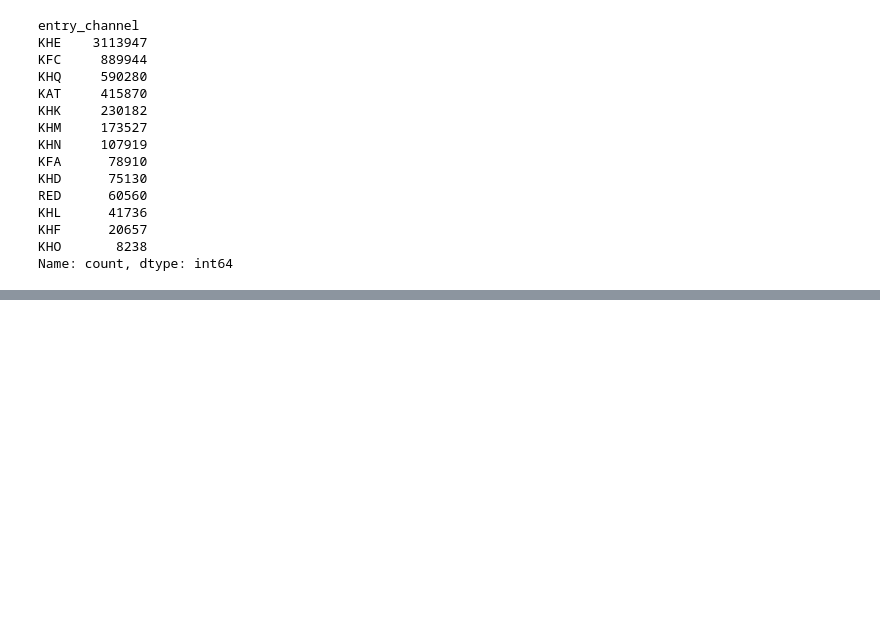
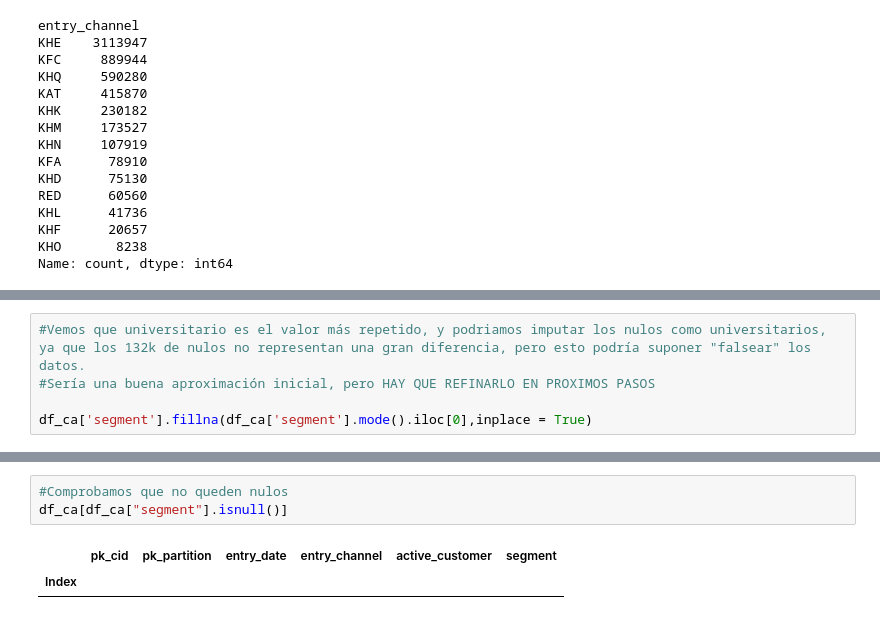
Before and after one commit to dgonzalezDS/DscTfm, a Jupyter notebook: main.ipynb, the cells around one changed output, grey strips where cells are left out. Cells and saved outputs as stored; diff of their text form; blank space fills up the shorter version.

```diff
--- a/main.ipynb
+++ b/main.ipynb
@@ -274,0 +287,5 @@ Name: count, dtype: int64
+# %%
+#Vemos que universitario es el valor más repetido, y podriamos imputar los nulos como universitarios, ya que los 132k de nulos no representan una gran diferencia, pero esto podría suponer "falsear" los datos.
+#Sería una buena aproximación inicial, pero HAY QUE REFINARLO EN PROXIMOS PASOS
+
+df_ca['segment'].fillna(df_ca['segment'].mode().iloc[0],inplace = True)
@@ -274,0 +299,6 @@ Name: count, dtype: int64
+# %%
+#Comprobamos que no queden nulos
+df_ca[df_ca["segment"].isnull()]
+# %% [output]
+|  | pk_cid | pk_partition | entry_date | entry_channel | active_customer | segment |
+| Index |  |  |  |  |  |  |
```
Also changed, not shown: parts of 19 cells of this notebook.
